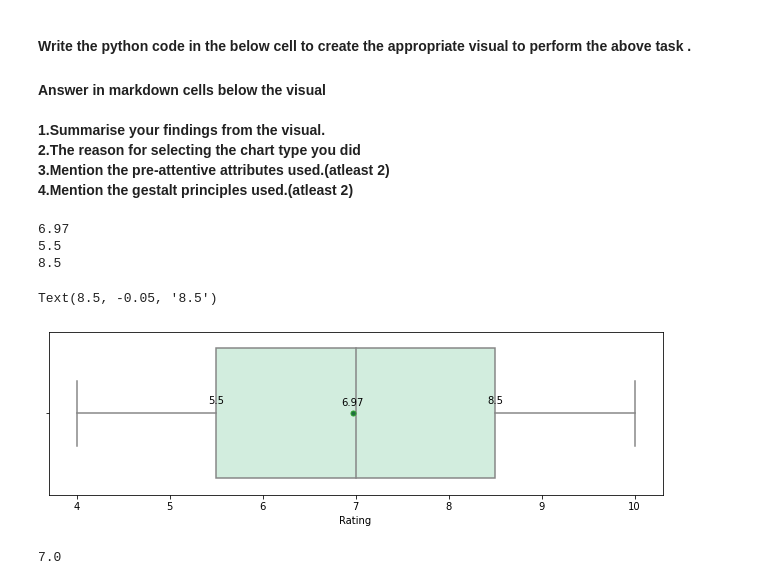
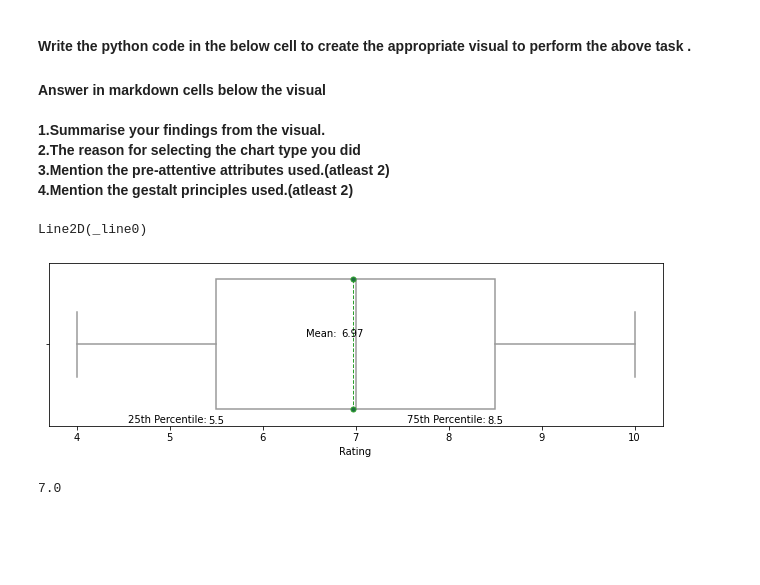
Before and after one commit to nithinkrishnan/AssignmentProjects, a Jupyter notebook: dvi-assgn/Assignment_2/dvi_a2_ps7.ipynb, the cells around one changed output. Cells and saved outputs as stored; diff of their text form; code cells hidden in the pictures; blank space fills up the shorter version.

Commit message:
Added features for Box Plot

```diff
--- a/dvi-assgn/Assignment_2/dvi_a2_ps7.ipynb
+++ b/dvi-assgn/Assignment_2/dvi_a2_ps7.ipynb
@@ -220,37 +220,41 @@ Text(0, 0.5, 'Count')
 # %%
 # Creating copy of dataframe
 dfc2 = df.copy()
 
 # Distribution of Unit Price (continuos) varaible
 fig, ax = plt.subplots(figsize=(11, 3))
 
 # Plotting te box plot
-ax2 = sns.boxplot(x=dfc2['Rating'], color='#cef1dd', showmeans=True,
+ax2 = sns.boxplot(x=dfc2['Rating'], color='white', showmeans=True, meanline=True,
                   meanprops={"marker":"o", "markerfacecolor":"#216d41", "markersize":"5"})
 
 mean = round(dfc2['Rating'].mean(), 2)
 pctle25 = round(dfc2['Rating'].quantile(0.25), 2)
 pctle75 = round(dfc2['Rating'].quantile(0.75), 2)
 
-print(mean)
-print(pctle25)
-print(pctle75)
+ax2.annotate(mean, xy=(mean, -0.05), ha='center')
+ax2.annotate(pctle25, xy=(pctle25, 0.5), ha='center', va='bottom')
+ax2.annotate(pctle75, xy=(pctle75, 0.5), ha='center', va='bottom')
 
-ax2.annotate(mean, xy=(mean, -0.05), ha='center')
-ax2.annotate(pctle25, xy=(pctle25, -0.05), ha='center', va='bottom')
-ax2.annotate(pctle75, xy=(pctle75, -0.05), ha='center', va='bottom')
+ax2.annotate('Mean: ', xy =(mean - 0.5, -0.05), xytext =(mean - 0.5, -0.05))
+ax2.annotate('25th Percentile: ', xy =(pctle25 - 0.95, 0.48), xytext =(pctle25 - 0.95, 0.48))
+ax2.annotate('75th Percentile: ', xy =(pctle75 - 0.95, 0.48), xytext =(pctle75 - 0.95, 0.48))
+
+print(ax2.get_lines()[0])
+
+# for line in ax2.get_lines():
+#     line.set_color('red')
+# for line in ax2.get_lines()[10::12]:
+#     line.set_color('yellow')
 
 # Highlight 25%, 50% 75%
 # Annotate values for these
 # Remove Borders
 # Remove BG
 # Annote with mute color the whiskers
 # %% [output]
-6.97
-5.5
-8.5
+Line2D(_line0)
-Text(8.5, -0.05, '8.5')
-[figure, old version]
+[figure, new version]
 # %%
 medians = dfc2['Rating'].median()
 medians
```
Also changed, not shown: parts of 2 cells of this notebook.
